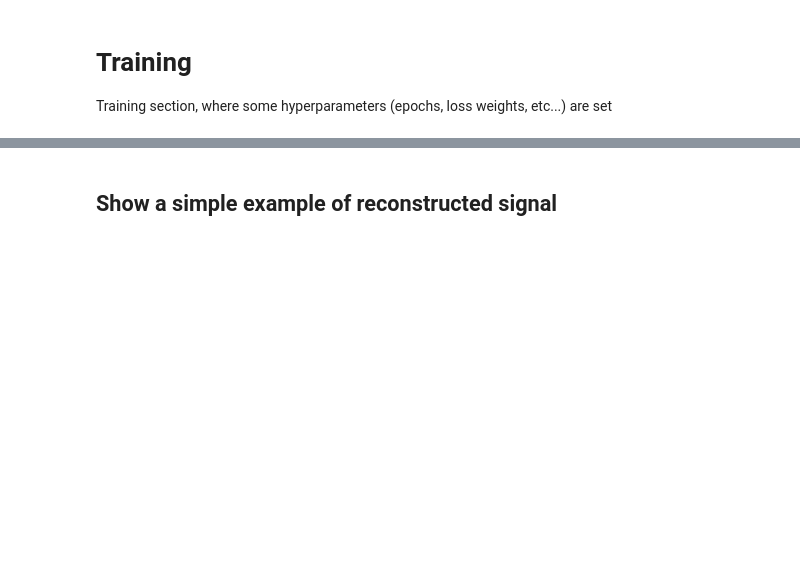
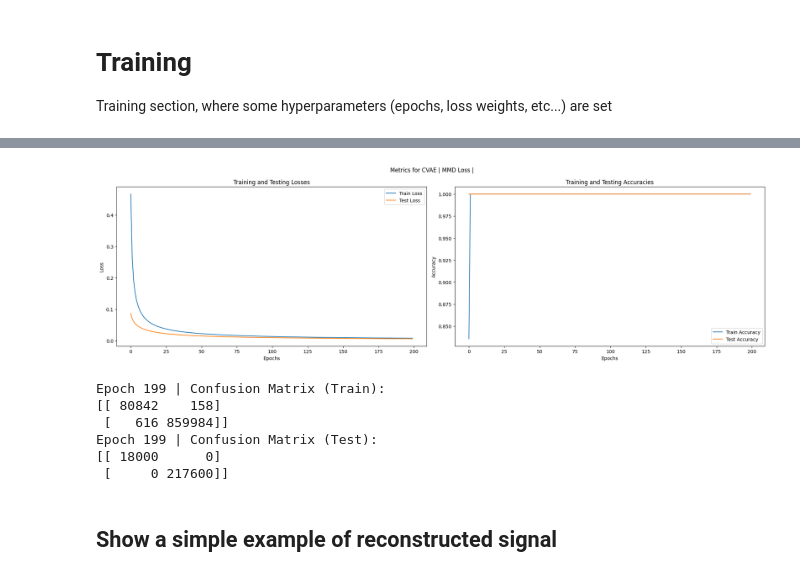
Before and after one commit to D-dolo/IET06-CVae, a Jupyter notebook: Implementation.ipynb, the cells around one changed output, grey strips where cells are left out. Cells and saved outputs as stored; diff of their text form; code cells hidden in the pictures; blank space fills up the shorter version.

Commit message:
Loss: Implement MMD Loss and Confusion Matrix
Signed-off-by: Gianmarco Scarano <gianmarcoscarano@gmail.com>

```diff
--- a/Implementation.ipynb
+++ b/Implementation.ipynb
@@ -929,16 +936,43 @@ latent_dim = 32                             # Latent space dimension | Z
 output_dim = batch[0].shape[1]              # Output dimension (same as input for reconstruction) | Decoder
 
 # Classes for Conditional VAE
-num_classes = 2                             # Dimension of the conditional variable (2 classes - Healthy and Unhealthy)
+num_classes = 2                             # Dimension of the conditional variable
 num_classes_healthy = 14                    # Dimension of the motor task variable for healthy (14 classes)
 num_classes_unhealthy = 12                  # Dimension of the motor task variable for unhealthy (12 classes)
 
 # Training hyperparameters
-lr = 1e-3                                   # Learning rate
 num_epochs = 200                            # Number of epochs
 num_epochs_to_print = min(10, num_epochs)   # Print at most 20 epochs or the total number of epochs if less than 20
+lr = 1e-3                                   # Learning rate
 kl_weight = 0.00025                         # KL Divergence weight
 beta = 3                                    # Beta value for the beta-VAE. If beta = 1, it's a regular VAE | https://arxiv.org/pdf/1804.03599.pdf
+use_mmd = True                             # Use Maximum Mean Discrepancy (MMD) instead of KL Divergence
+# %%
+# ==== Functions for computing the MMD loss ====
+def gaussian_kernel(a, b):
+    dim1, dim2, depth = a.shape[0], b.shape[0], a.shape[1] # Get the dimensions of the tensors
+
+    # Reshape the tensors
+    a = a.view(dim1, 1, depth)
+    b = b.view(1, dim2, depth)
+
+    # Expand the tensors with the new dimensions
+    a_core = a.expand(dim1, dim2, depth)
+    b_core = b.expand(dim1, dim2, depth)
+
+    # Calculate the Gaussian Kernel
+    numerator = (a_core - b_core).pow(2).mean(2) / depth
+    return torch.exp(-numerator)
+
+def MMD(a, b):
+    return  gaussian_kernel(a, a).mean() + \
+            gaussian_kernel(b, b).mean() - \
+            2 * gaussian_kernel(a, b).mean()
+
+def loss_function(pred, true, latent):
+    return (pred - true).pow(2).mean(), \
+            MMD(torch.randn(200, latent_dim, requires_grad=False).to(device), latent)
+# ================================================
 # %%
 cvae = CVAE(num_features, latent_dim, output_dim, num_classes=num_classes, device=device)
 cvae = cvae.to(device=device)
@@ -1242,34 +1297,55 @@ Epoch 110 | Precision = 1.000 | Recall = 1.000 | F1 Score = 1.000
 # %%
 # Extract metrics for plotting
 epochs = [metrics['epoch'] for metrics in epoch_metrics_list]
 train_losses = [metrics['mean_loss'] for metrics in epoch_metrics_list]
 test_losses = [metrics['mean_loss_test'] for metrics in epoch_metrics_list]
 train_accuracies = [metrics['accuracy'] for metrics in epoch_metrics_list]
 test_accuracies = [metrics['test_accuracy'] for metrics in epoch_metrics_list]
 
 # Plotting example
 plt.figure(figsize=(20, 6))
-plt.suptitle(f"Metrics for CVAE | KL Weight: {kl_weight} | Beta: {beta}")
+
+if(use_mmd):
+    plt.suptitle(f"Metrics for CVAE | MMD Loss |")
+else:
+    plt.suptitle(f"Metrics for CVAE | KL Weight: {kl_weight} | Beta: {beta}")
 
 plt.subplot(1, 2, 1)
 plt.plot(epochs, train_losses, label='Train Loss', linestyle='-')
 plt.plot(epochs, test_losses, label='Test Loss', linestyle='-')
 plt.xlabel('Epochs')
 plt.ylabel('Loss')
 plt.title('Training and Testing Losses')
 plt.legend()
 
 # Plot for non-healthy data
 plt.subplot(1, 2, 2)
 plt.plot(epochs, train_accuracies, label='Train Accuracy', linestyle='-')
 plt.plot(epochs, test_accuracies, label='Test Accuracy', linestyle='-')
 plt.xlabel('Epochs')
 plt.ylabel('Accuracy')
 plt.title('Training and Testing Accuracies')
 plt.legend()
 
 plt.tight_layout()  # Adjust layout for better spacing
 plt.show()
+# %% [output]
+[figure, added]
+# %%
+# Compute confusion matrices
+train_conf_matrix = confusion_matrix(true_labels_train, predicted_labels_train)
+test_conf_matrix = confusion_matrix(true_labels_test, predicted_labels_test_array)
+
+# Print confusion matrices
+print(f"Epoch {epoch} | Confusion Matrix (Train):\n{train_conf_matrix}")
+print(f"Epoch {epoch} | Confusion Matrix (Test):\n{test_conf_matrix}")
+# %% [output]
+Epoch 199 | Confusion Matrix (Train):
+[[ 80842    158]
+ [   616 859984]]
+Epoch 199 | Confusion Matrix (Test):
+[[ 18000      0]
+ [     0 217600]]
 # %% [markdown]
 ## Show a simple example of reconstructed signal
 # %% [markdown]
```
Also changed, not shown: parts of 12 cells of this notebook.
